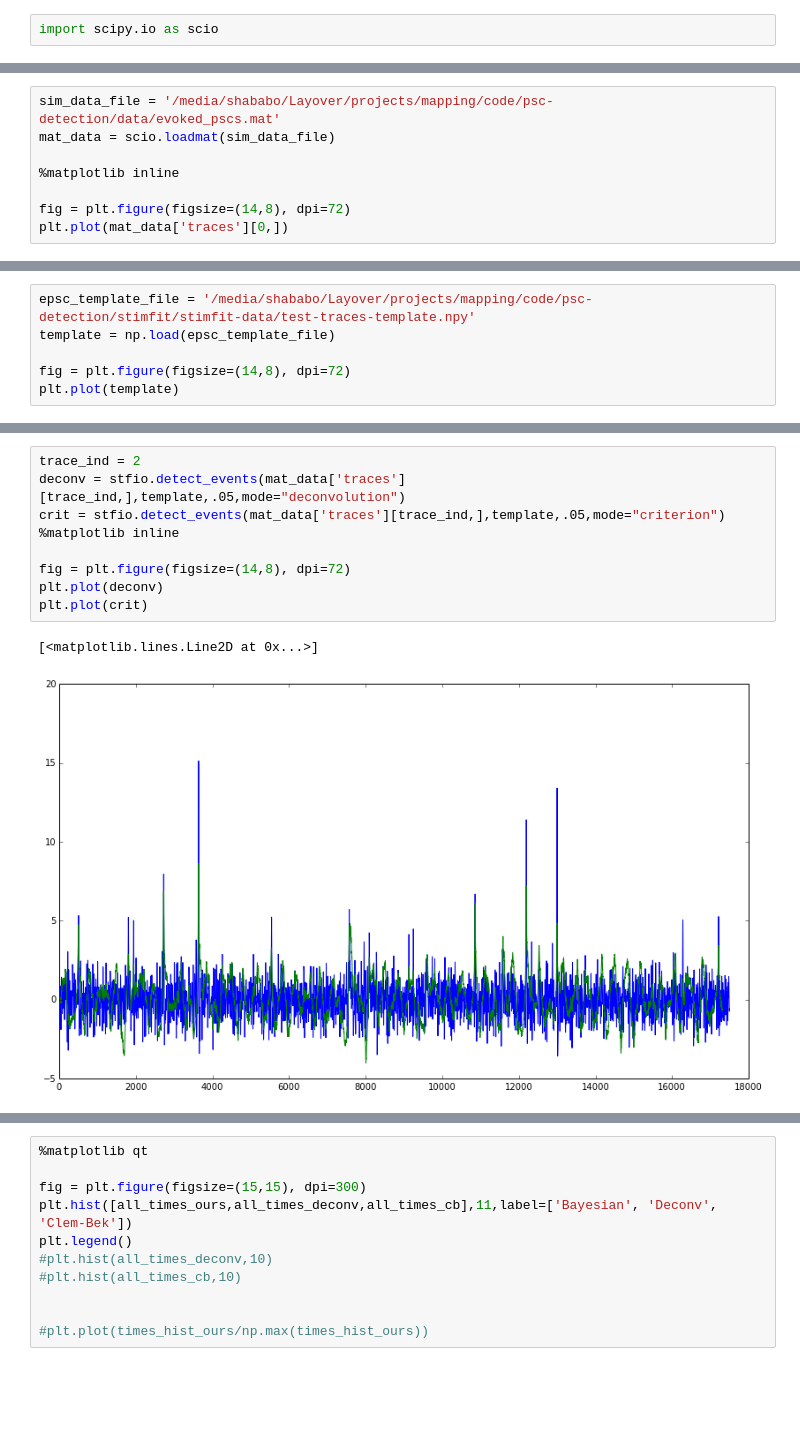
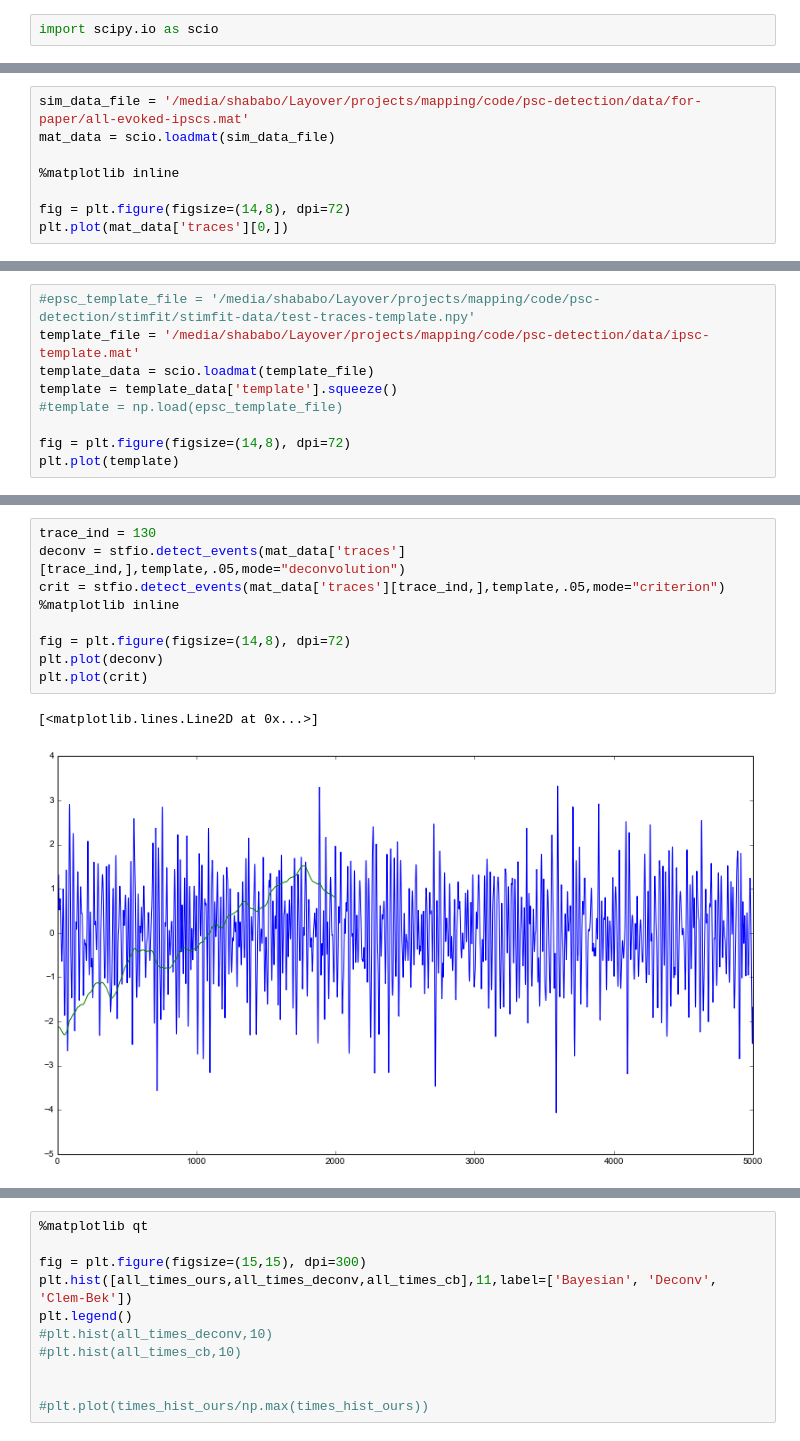
Before and after one commit to shababo/psc-detection-dist, a Jupyter notebook: stimfit/stimfit-testing-2.ipynb, the cells around one changed output, grey strips where cells are left out. Cells and saved outputs as stored; diff of their text form; blank space fills up the shorter version.

```diff
--- a/stimfit/stimfit-testing-2.ipynb
+++ b/stimfit/stimfit-testing-2.ipynb
@@ -44,5 +41,5 @@ real-fit-events.mat          stimfit-testing-2.ipynb
 # %%
-sim_data_file = '/media/shababo/Layover/projects/mapping/code/psc-detection/data/evoked_pscs.mat'
+sim_data_file = '/media/shababo/Layover/projects/mapping/code/psc-detection/data/for-paper/all-evoked-ipscs.mat'
 mat_data = scio.loadmat(sim_data_file)
 
 %matplotlib inline
@@ -55,6 +52,9 @@ plt.plot(mat_data['traces'][0,])
 # %%
-epsc_template_file = '/media/shababo/Layover/projects/mapping/code/psc-detection/stimfit/stimfit-data/test-traces-template.npy'
-template = np.load(epsc_template_file)
+#epsc_template_file = '/media/shababo/Layover/projects/mapping/code/psc-detection/stimfit/stimfit-data/test-traces-template.npy'
+template_file = '/media/shababo/Layover/projects/mapping/code/psc-detection/data/ipsc-template.mat'
+template_data = scio.loadmat(template_file)
+template = template_data['template'].squeeze()
+#template = np.load(epsc_template_file)
 
 fig = plt.figure(figsize=(14,8), dpi=72)
 plt.plot(template)
@@ -64,13 +64,13 @@ plt.plot(template)
 # %%
-trace_ind = 2
+trace_ind = 130
 deconv = stfio.detect_events(mat_data['traces'][trace_ind,],template,.05,mode="deconvolution")
 crit = stfio.detect_events(mat_data['traces'][trace_ind,],template,.05,mode="criterion")
 %matplotlib inline
 
 fig = plt.figure(figsize=(14,8), dpi=72)
 plt.plot(deconv)
 plt.plot(crit)
 # %% [output]
 [<matplotlib.lines.Line2D at 0x...>]
-[figure, old version]
+[figure, new version]
 # %%
```
Also changed, not shown: parts of 12 cells of this notebook, 6 other files.
